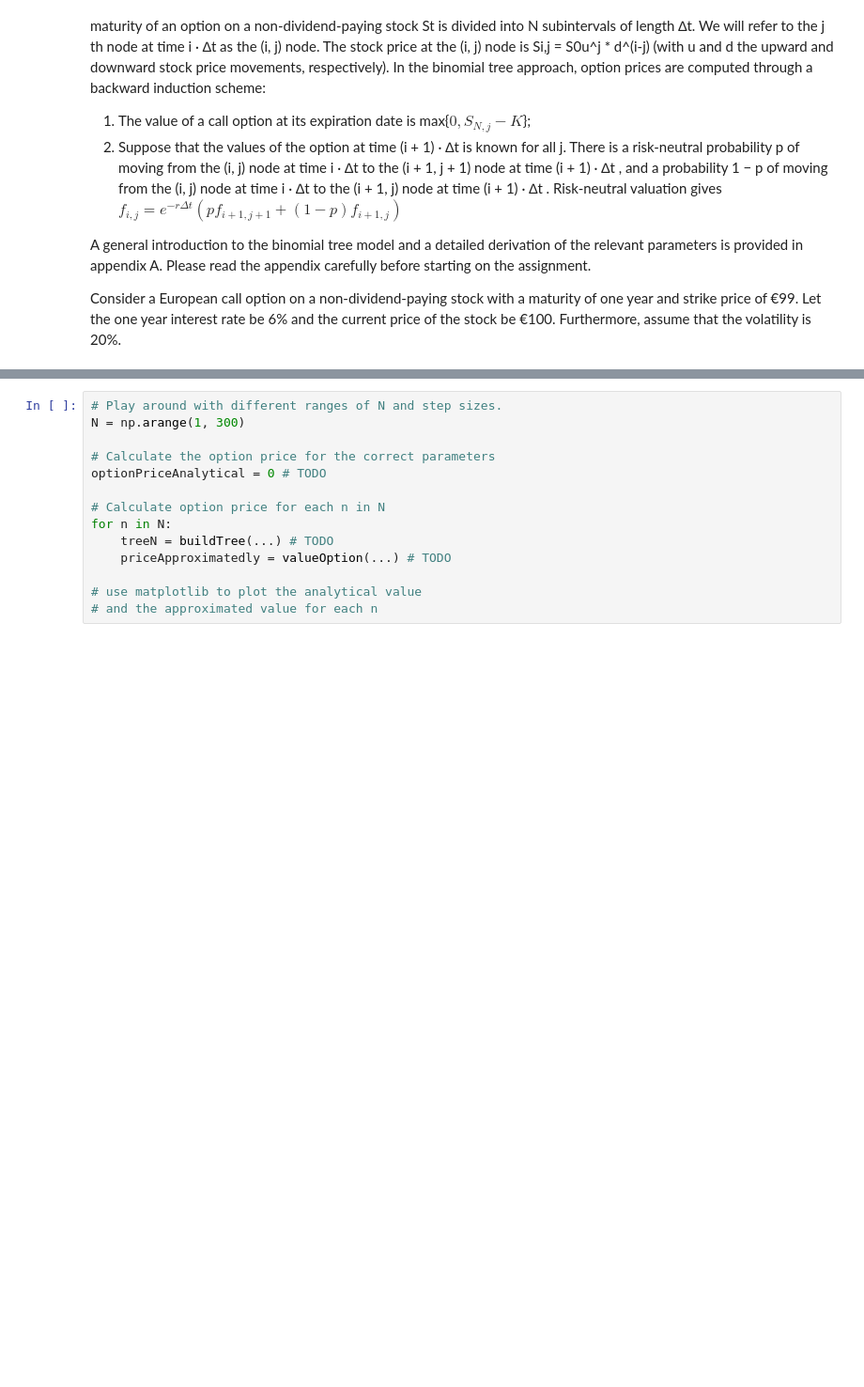
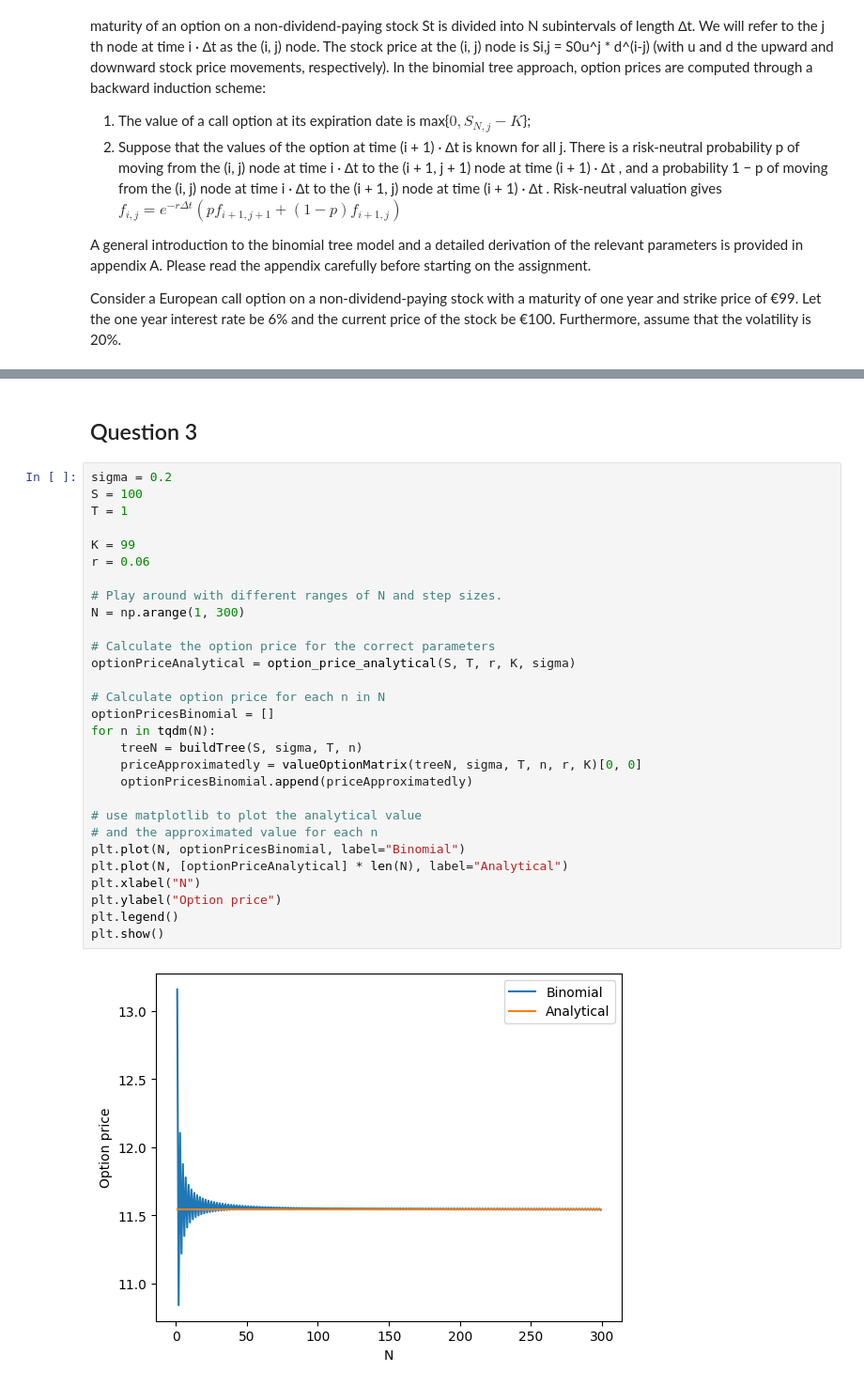
Before and after one commit to ThomasTenDamme/Comp_Finance_Group_16, a Jupyter notebook: Assignment 1/Part 2.ipynb, the cells around one changed output, grey strips where cells are left out. Shown at 94% size. Saved outputs shown, nothing was run; the diff lists cells and outputs as text; blank space fills up the shorter version.

```diff
--- a/Assignment 1/Part 2.ipynb
+++ b/Assignment 1/Part 2.ipynb
@@ -76,14 +153,33 @@ valueOptionMatrix(tree, T, r, K, sigma)
+# %% [markdown]
+## Question 3
 # %%
+sigma = 0.2
+S = 100
+T = 1
+
+K = 99
+r = 0.06
+
 # Play around with different ranges of N and step sizes.
 N = np.arange(1, 300)
 
 # Calculate the option price for the correct parameters
-optionPriceAnalytical = 0 # TODO
+optionPriceAnalytical = option_price_analytical(S, T, r, K, sigma)
 
 # Calculate option price for each n in N
-for n in N:
-    treeN = buildTree(...) # TODO
-    priceApproximatedly = valueOption(...) # TODO
+optionPricesBinomial = []
+for n in tqdm(N):
+    treeN = buildTree(S, sigma, T, n)
+    priceApproximatedly = valueOptionMatrix(treeN, sigma, T, n, r, K)[0, 0]
+    optionPricesBinomial.append(priceApproximatedly)
 
 # use matplotlib to plot the analytical value
 # and the approximated value for each n
+plt.plot(N, optionPricesBinomial, label="Binomial")
+plt.plot(N, [optionPriceAnalytical] * len(N), label="Analytical")
+plt.xlabel("N")
+plt.ylabel("Option price")
+plt.legend()
+plt.show()
+# %% [output]
+[figure, added]
```
Also changed, not shown: parts of 17 cells of this notebook.
